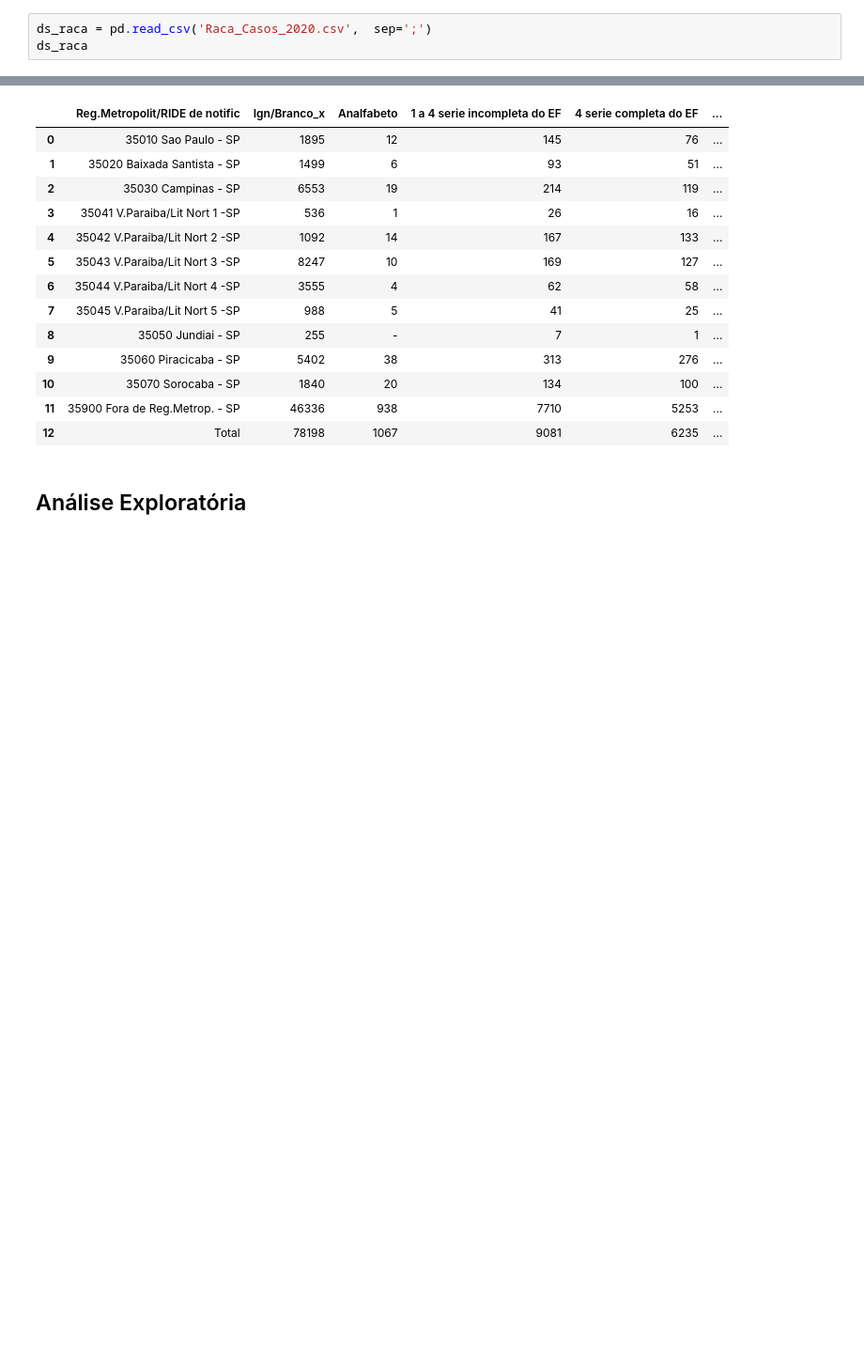
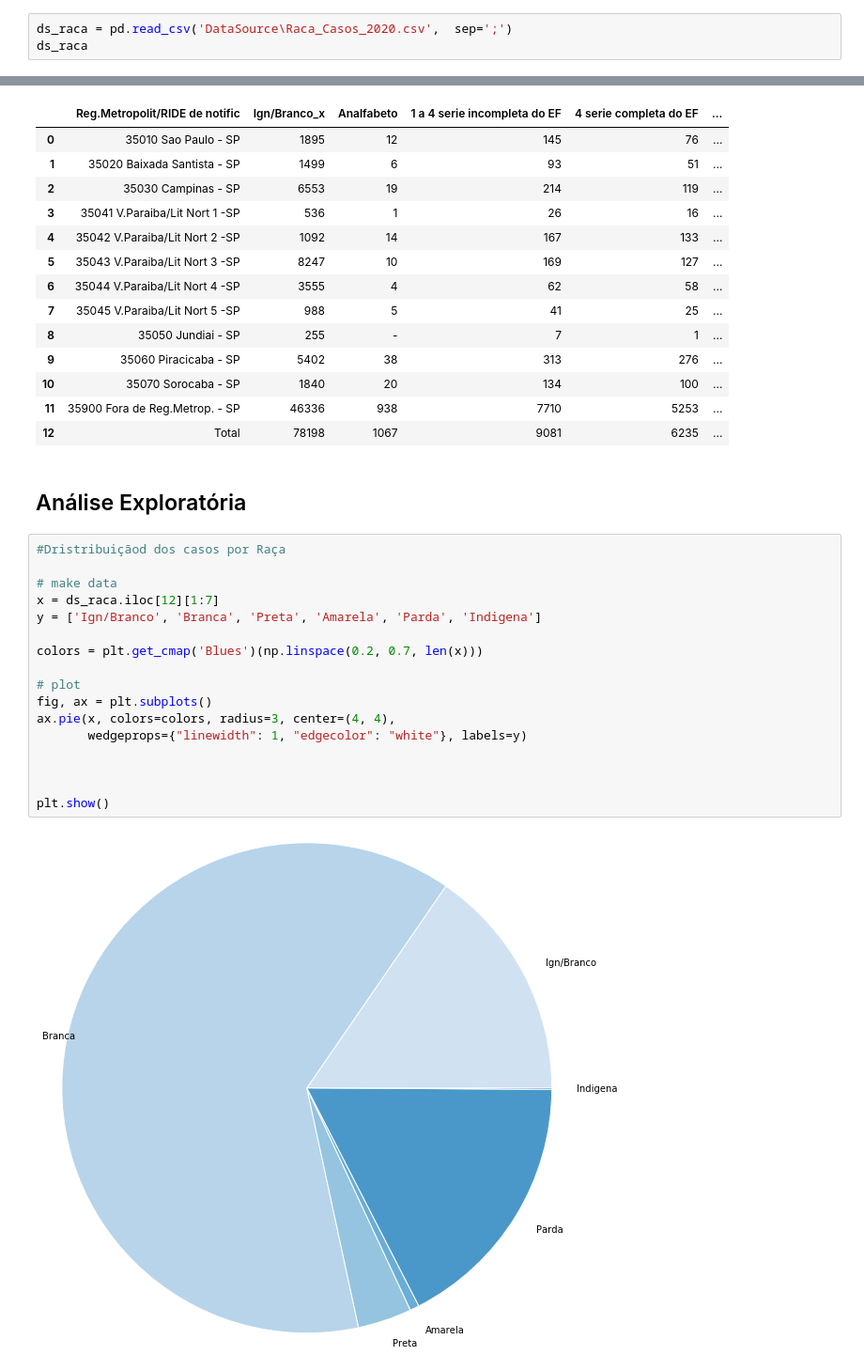
Before and after one commit to Guisor/Facens-IA-AnaliseExploratoria-Casos-Dengue-SP, a Jupyter notebook: Read_DataSources_Dengue.ipynb, the cells around one changed output, grey strips where cells are left out. Shown: that part at 94% size. Drawn from its saved outputs; the diff is of its cells as text; blank space fills up the shorter version.

Commit message:
charts created to see data destribuition

```diff
--- a/Read_DataSources_Dengue.ipynb
+++ b/Read_DataSources_Dengue.ipynb
@@ -4,5 +5,5 @@ import matplotlib.pyplot as plt
 # %%
-ds_raca = pd.read_csv('Raca_Casos_2020.csv',  sep=';')
+ds_raca = pd.read_csv('DataSource\Raca_Casos_2020.csv',  sep=';')
 ds_raca
 # %% [output]
 |  | Reg.Metropolit/RIDE de notific | Ign/Branco | Branca | Preta | Amarela | Parda | Indigena | Total |
@@ -58,3 +59,22 @@ ds_dengue
 | 12 | Total | 78198 | 1067 | 9081 | 6235 | ... |
 # %% [markdown]
 ## Análise Exploratória
+# %%
+#Dristribuiçãod dos casos por Raça
+
+# make data
+x = ds_raca.iloc[12][1:7]
+y = ['Ign/Branco', 'Branca', 'Preta', 'Amarela', 'Parda', 'Indigena']
+
+colors = plt.get_cmap('Blues')(np.linspace(0.2, 0.7, len(x)))
+
+# plot
+fig, ax = plt.subplots()
+ax.pie(x, colors=colors, radius=3, center=(4, 4),
+       wedgeprops={"linewidth": 1, "edgecolor": "white"}, labels=y)
+
+
+
+plt.show()
+# %% [output]
+[figure, added]
```
Also changed, not shown: parts of 3 cells of this notebook.
